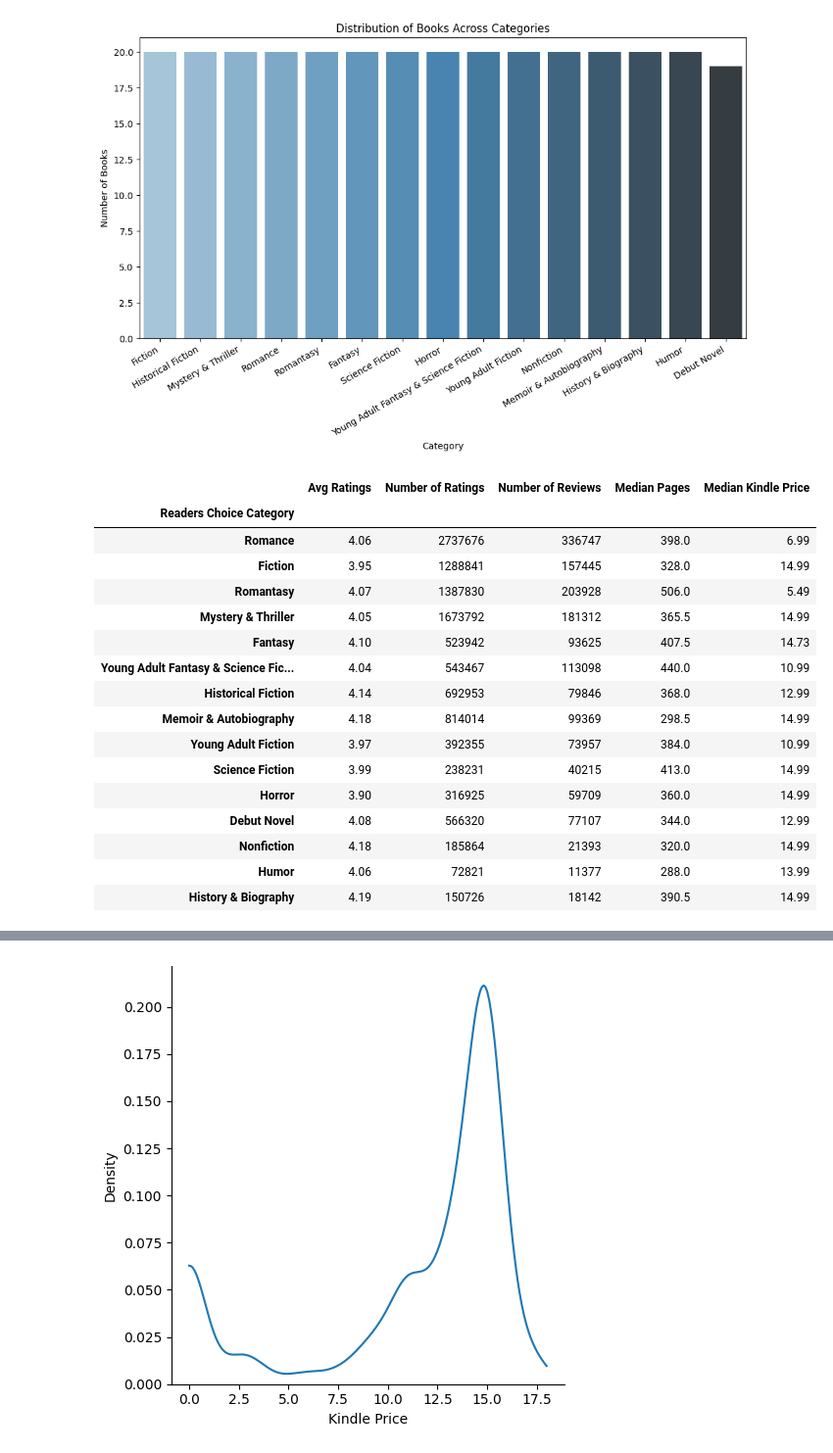
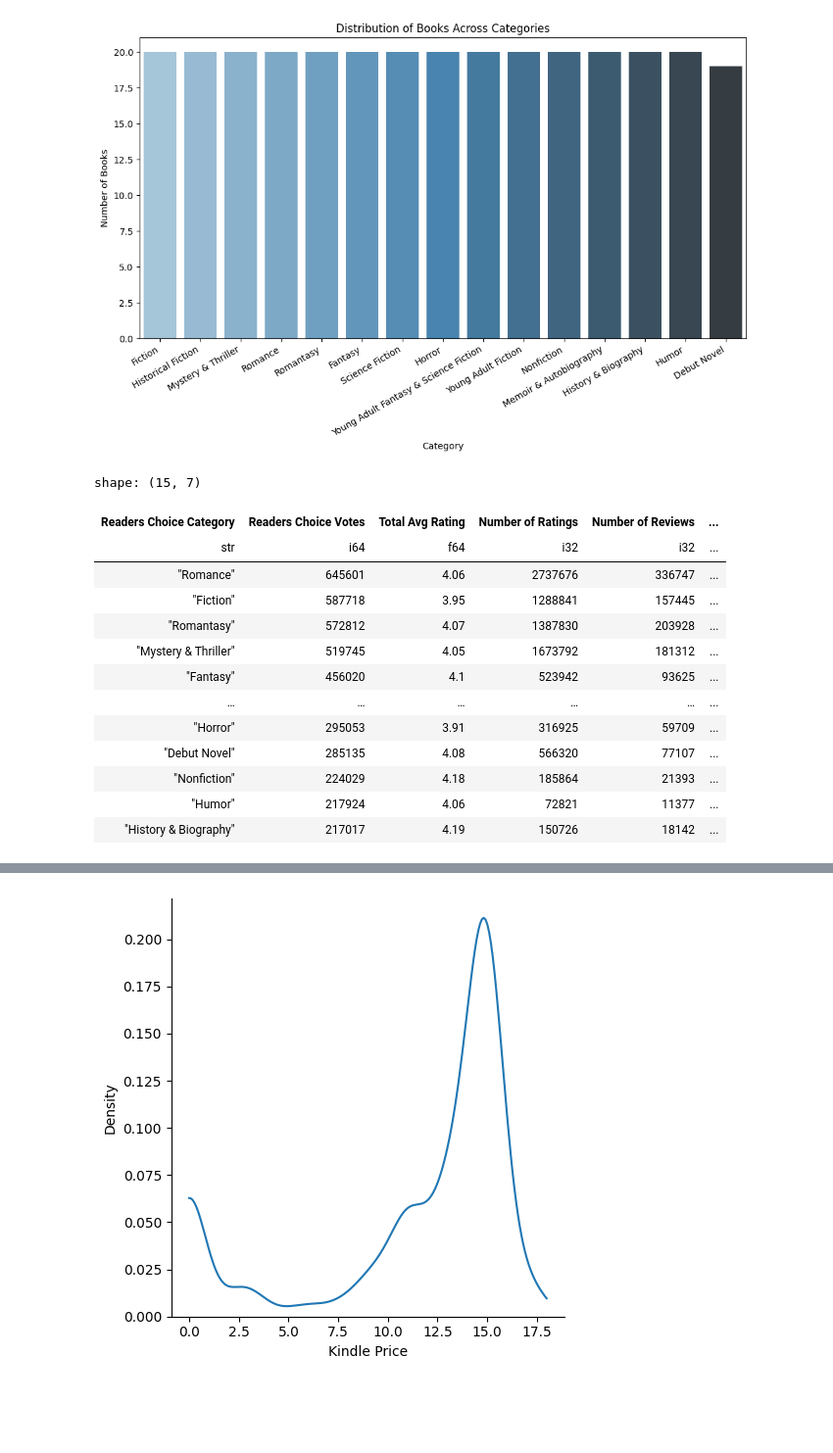
Before and after one commit to Legume1728/pandas-polars-demo, a Jupyter notebook: goodreads_eda_polars.ipynb, the cells around one changed output, grey strips where cells are left out. Shown at 98% size. Saved outputs shown, nothing was run; the diff lists cells and outputs as text; code cells hidden in the pictures; blank space fills up the shorter version.

```diff
--- a/goodreads_eda_polars.ipynb
+++ b/goodreads_eda_polars.ipynb
@@ -126,46 +125,53 @@ plt.show()
 [figure]
 # %%
 # Determine which column we want to aggregate
-aggregations = {
-    'Readers Choice Votes': 'sum',
-    'Total Avg Rating': 'mean',
-    'Number of Ratings': 'sum',
-    'Number of Reviews': 'sum',
-    'Number of Pages': 'median',
-    'Kindle Price': 'median',
-}
+# aggregations = {
+#     'Readers Choice Votes': 'sum',
+#     'Total Avg Rating': 'mean',
+#     'Number of Ratings': 'sum',
+#     'Number of Reviews': 'sum',
+#     'Number of Pages': 'median',
+#     'Kindle Price': 'median',
+# }
+
+# category_vote_pd_df = pd_df.groupby('Readers Choice Category').agg(aggregations).sort_values('Readers Choice Votes', ascending=False)
+# Create new DataFrame of Votes, Ratings, and Reviews
+# result_df = pd.DataFrame({
+#     'Avg Ratings': category_vote['Total Avg Rating'].round(2),
+#     'Number of Ratings': category_vote['Number of Ratings'],
+#     'Number of Reviews': category_vote['Number of Reviews'],
+#     'Median Pages': category_vote['Number of Pages'],
+#     'Median Kindle Price': category_vote['Kindle Price'].round(2)
+# })
+
 
 # Group by book category
-category_vote = df.groupby('Readers Choice Category').agg(aggregations).sort_values('Readers Choice Votes', ascending=False)
-
-# Create new DataFrame of Votes, Ratings, and Reviews
-result_df = pd.DataFrame({
-    'Avg Ratings': category_vote['Total Avg Rating'].round(2),
-    'Number of Ratings': category_vote['Number of Ratings'],
-    'Number of Reviews': category_vote['Number of Reviews'],
-    'Median Pages': category_vote['Number of Pages'],
-    'Median Kindle Price': category_vote['Kindle Price'].round(2)
-})
+result_df = df.group_by('Readers Choice Category')\
+    .agg(
+        pl.sum('Readers Choice Votes'),
+        pl.mean('Total Avg Rating').round(2),
+        pl.sum('Number of Ratings'),
+        pl.sum('Number of Reviews'),
+        pl.median('Number of Pages'),
+        pl.median('Kindle Price').round(2)
+    ).sort('Readers Choice Votes', descending=True)
 
 result_df
 # %% [output]
+shape: (15, 7)
-|  | Avg Ratings | Number of Ratings | Number of Reviews | Median Pages | Median Kindle Price |
-| Readers Choice Category |  |  |  |  |  |
-| Romance | 4.06 | 2737676 | 336747 | 398.0 | 6.99 |
-| Fiction | 3.95 | 1288841 | 157445 | 328.0 | 14.99 |
-| Romantasy | 4.07 | 1387830 | 203928 | 506.0 | 5.49 |
-| Mystery & Thriller | 4.05 | 1673792 | 181312 | 365.5 | 14.99 |
-| Fantasy | 4.10 | 523942 | 93625 | 407.5 | 14.73 |
-| Young Adult Fantasy & Science Fic... | 4.04 | 543467 | 113098 | 440.0 | 10.99 |
-| Historical Fiction | 4.14 | 692953 | 79846 | 368.0 | 12.99 |
-| Memoir & Autobiography | 4.18 | 814014 | 99369 | 298.5 | 14.99 |
-| Young Adult Fiction | 3.97 | 392355 | 73957 | 384.0 | 10.99 |
-| Science Fiction | 3.99 | 238231 | 40215 | 413.0 | 14.99 |
-| Horror | 3.90 | 316925 | 59709 | 360.0 | 14.99 |
-| Debut Novel | 4.08 | 566320 | 77107 | 344.0 | 12.99 |
-| Nonfiction | 4.18 | 185864 | 21393 | 320.0 | 14.99 |
-| Humor | 4.06 | 72821 | 11377 | 288.0 | 13.99 |
-| History & Biography | 4.19 | 150726 | 18142 | 390.5 | 14.99 |
+| Readers Choice Category | Readers Choice Votes | Total Avg Rating | Number of Ratings | Number of Reviews | ... |
+| str | i64 | f64 | i32 | i32 | ... |
+| "Romance" | 645601 | 4.06 | 2737676 | 336747 | ... |
+| "Fiction" | 587718 | 3.95 | 1288841 | 157445 | ... |
+| "Romantasy" | 572812 | 4.07 | 1387830 | 203928 | ... |
+| "Mystery & Thriller" | 519745 | 4.05 | 1673792 | 181312 | ... |
+| "Fantasy" | 456020 | 4.1 | 523942 | 93625 | ... |
+| … | … | … | … | … | ... |
+| "Horror" | 295053 | 3.91 | 316925 | 59709 | ... |
+| "Debut Novel" | 285135 | 4.08 | 566320 | 77107 | ... |
+| "Nonfiction" | 224029 | 4.18 | 185864 | 21393 | ... |
+| "Humor" | 217924 | 4.06 | 72821 | 11377 | ... |
+| "History & Biography" | 217017 | 4.19 | 150726 | 18142 | ... |
 # %%
 # figsize is (width, height) in inches
 fig, axes = plt.subplots(2, 2, figsize=(16, 10), sharey=False)
```
Also changed, not shown: parts of 17 cells of this notebook, 4 other files.
